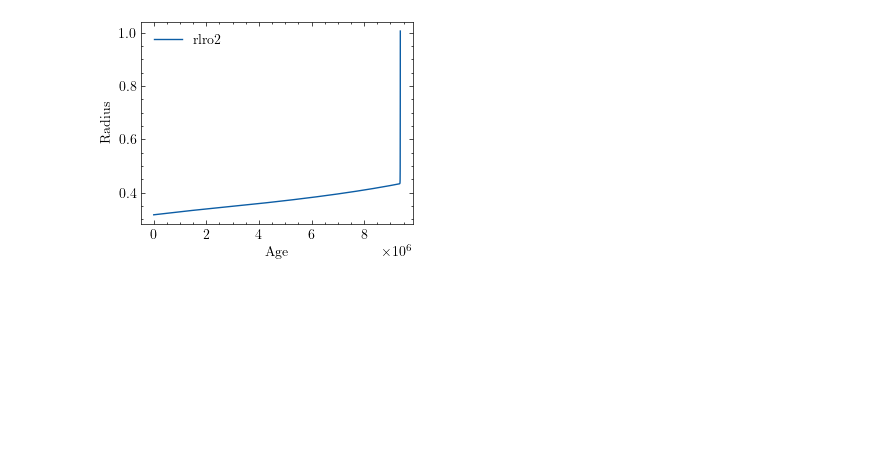
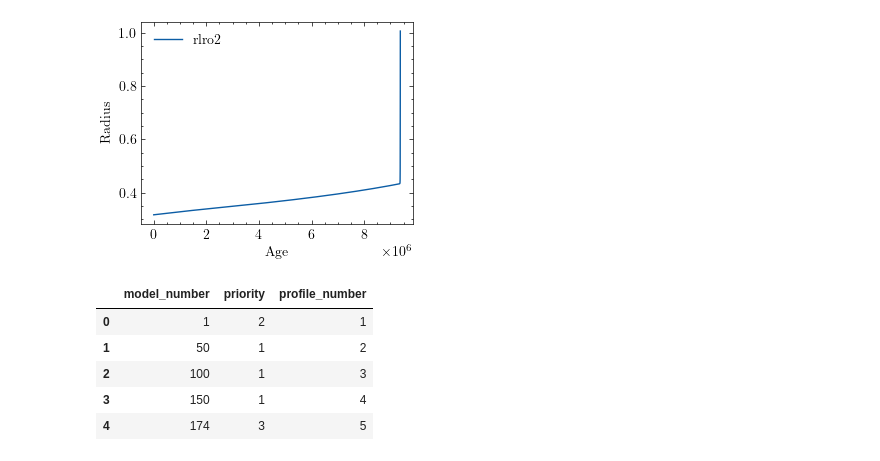
Before and after one commit to neevshah101/learning_mesa, a Jupyter notebook: plotting.ipynb, the cells around one changed output. Saved outputs shown, nothing was run; the diff lists cells and outputs as text; code cells hidden in the pictures; blank space fills up the shorter version.

```diff
--- a/plotting.ipynb
+++ b/plotting.ipynb
@@ -855 +866,10 @@ profs = get_profiles(logs_dir)
+# %%
+index
+# %% [output]
+|  | model_number | priority | profile_number |
+| 0 | 1 | 2 | 1 |
+| 1 | 50 | 1 | 2 |
+| 2 | 100 | 1 | 3 |
+| 3 | 150 | 1 | 4 |
+| 4 | 174 | 3 | 5 |
 # %%
```
Also changed, not shown: parts of 11 cells of this notebook.
